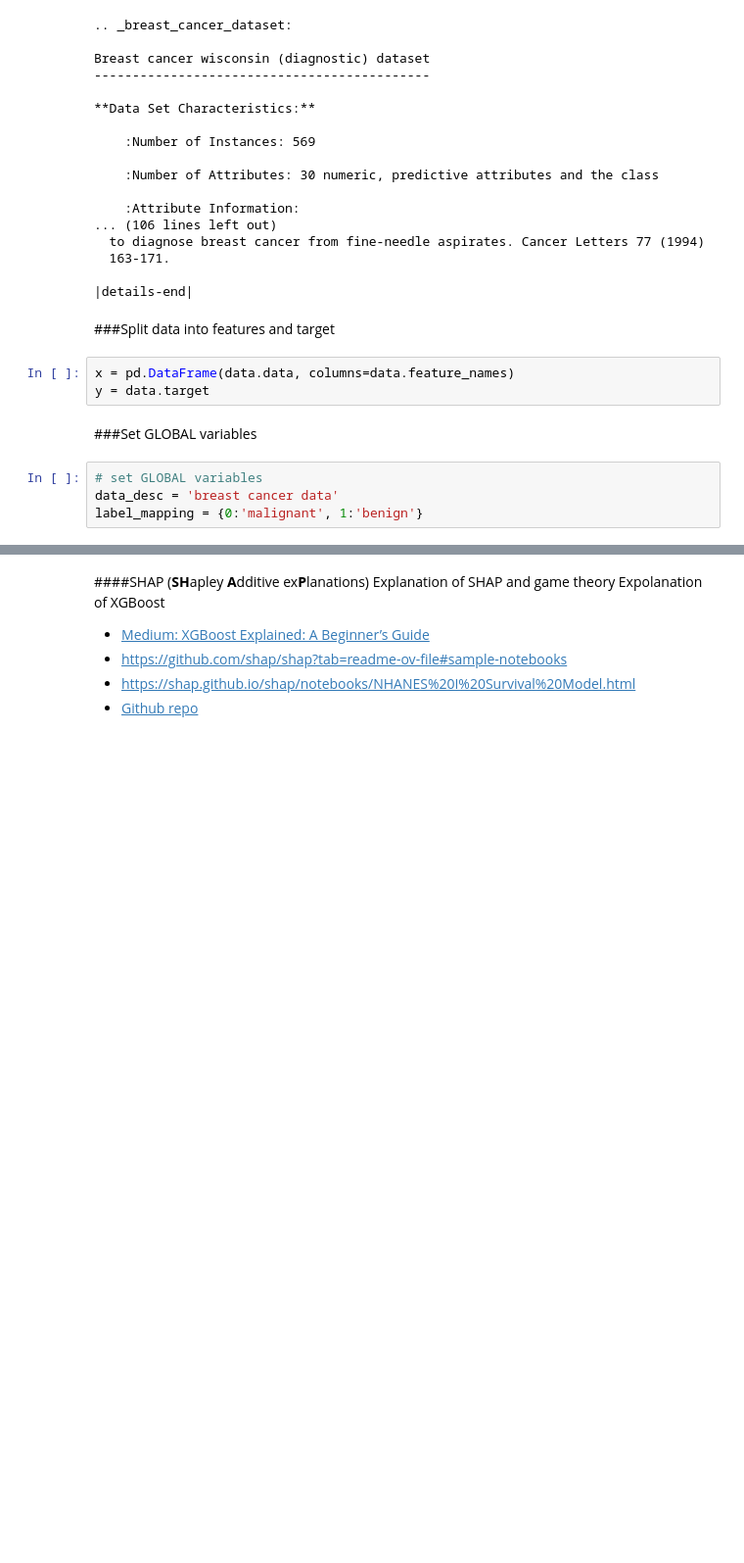
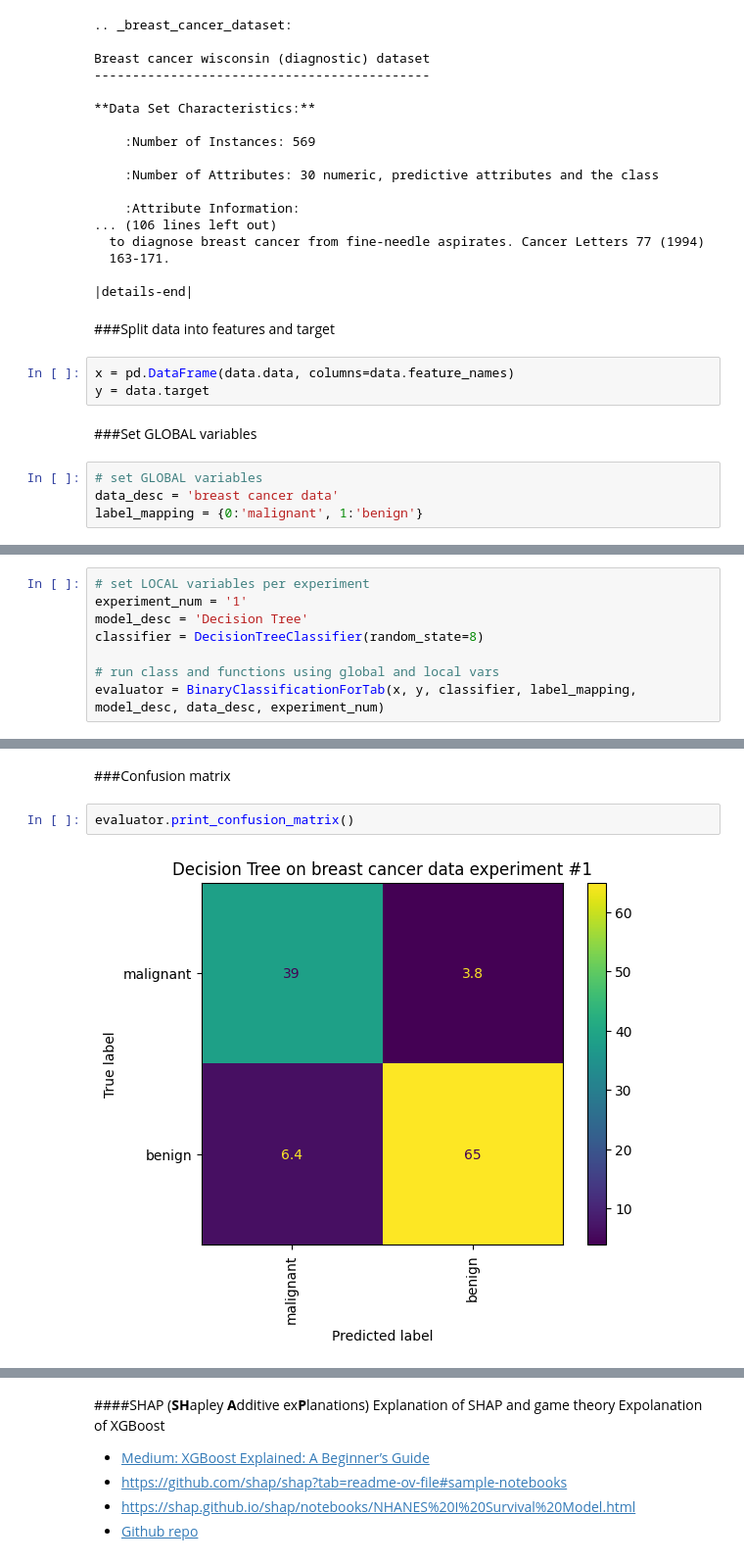
Before and after one commit to DannyData1419/Supervised-ML, a Jupyter notebook: Binary_Classification.ipynb, the cells around one changed output, grey strips where cells are left out. Shown at 98% size. Drawn from its saved outputs; the diff is of its cells as text; blank space fills up the shorter version.

```diff
--- a/Binary_Classification.ipynb
+++ b/Binary_Classification.ipynb
@@ -267,0 +291,8 @@ plot_roc_curve(x, y, classifier, model_type, data_desc, experiment_num, label_ma
+# %%
+# set LOCAL variables per experiment
+experiment_num = '1'
+model_desc = 'Decision Tree'
+classifier = DecisionTreeClassifier(random_state=8)
+
+# run class and functions using global and local vars
+evaluator = BinaryClassificationForTab(x, y, classifier, label_mapping, model_desc, data_desc, experiment_num)
@@ -267,0 +314,6 @@ plot_roc_curve(x, y, classifier, model_type, data_desc, experiment_num, label_ma
+# %% [markdown]
+###Confusion matrix
+# %%
+evaluator.print_confusion_matrix()
+# %% [output]
+[figure, added]
```
Also changed, not shown: parts of 84 cells of this notebook.
